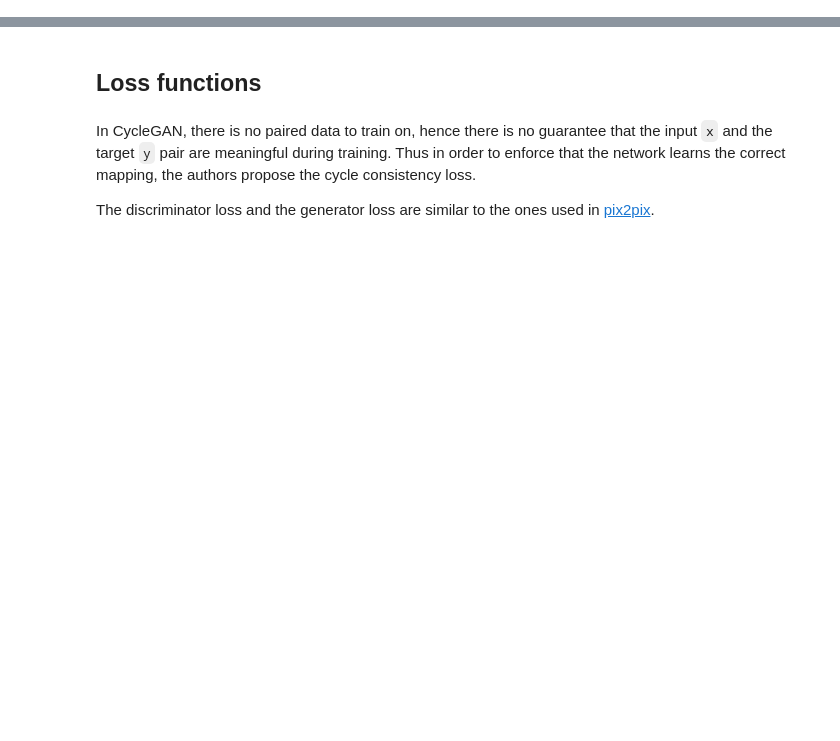
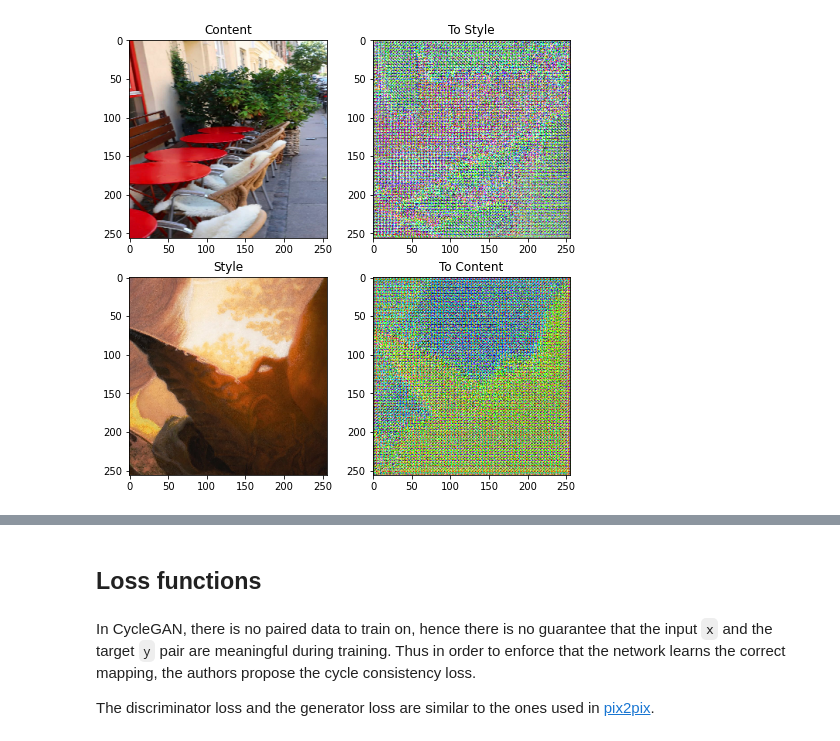
Before and after one commit to AlphaGit/kecleon, a Jupyter notebook: cyclegan.ipynb, the cells around one changed output, grey strips where cells are left out. Cells and saved outputs as stored; diff of their text form; code cells hidden in the pictures; blank space fills up the shorter version.

```diff
--- a/cyclegan.ipynb
+++ b/cyclegan.ipynb
@@ -177,13 +186,13 @@ generator_f = pix2pix.unet_generator(OUTPUT_CHANNELS, norm_type='instancenorm')
 discriminator_x = pix2pix.discriminator(norm_type='instancenorm', target=False)
 discriminator_y = pix2pix.discriminator(norm_type='instancenorm', target=False)
 # %%
-to_zebra = generator_g(sample_horse)
-to_horse = generator_f(sample_zebra)
+to_style = generator_g(sample_content)
+to_content = generator_f(sample_style)
 plt.figure(figsize=(8, 8))
 contrast = 8
 
-imgs = [sample_horse, to_zebra, sample_zebra, to_horse]
-title = ['Horse', 'To Zebra', 'Zebra', 'To Horse']
+imgs = [sample_content, to_style, sample_style, to_content]
+title = ['Content', 'To Style', 'Style', 'To Content']
 
 for i in range(len(imgs)):
   plt.subplot(2, 2, i+1)
@@ -193,3 +202,4 @@ for i in range(len(imgs)):
   else:
     plt.imshow(imgs[i][0] * 0.5 * contrast + 0.5)
 plt.show()
+# %% [output]
@@ -196,3 +208,4 @@ plt.show()
+[figure, added]
 # %%
 plt.figure(figsize=(8, 8))
 
```
Also changed, not shown: parts of 35 cells of this notebook.
